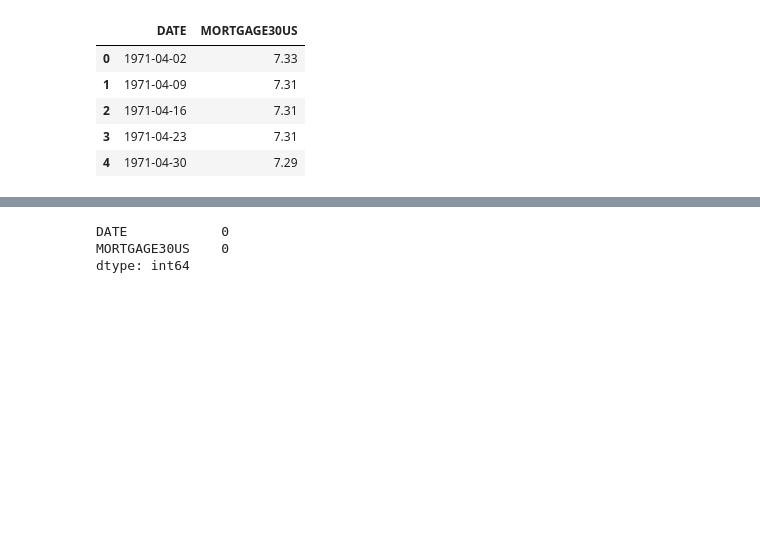
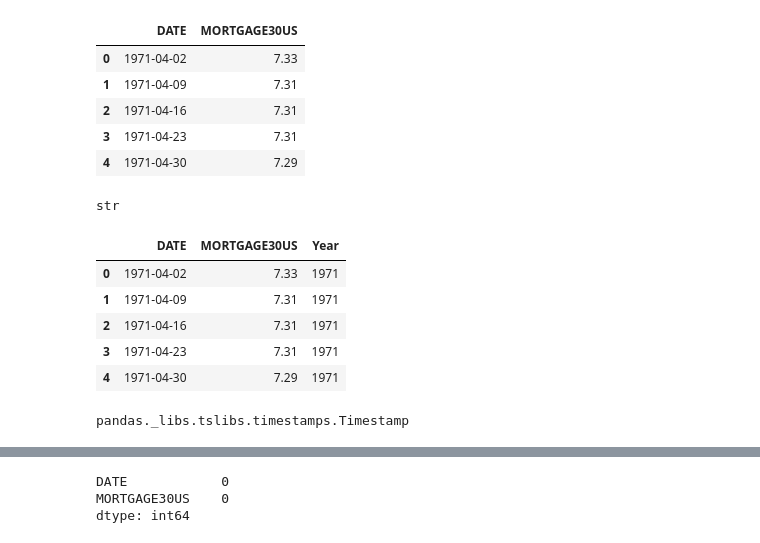
Before and after one commit to realminhnguyen/Project_1, a Jupyter notebook: project_1.ipynb, the cells around one changed output, grey strips where cells are left out. Cells and saved outputs as stored; diff of their text form; code cells hidden in the pictures; blank space fills up the shorter version.

```diff
--- a/project_1.ipynb
+++ b/project_1.ipynb
@@ -50,3 +60,25 @@ mortgage_df.head()
 | 2 | 1971-04-16 | 7.31 |
 | 3 | 1971-04-23 | 7.31 |
 | 4 | 1971-04-30 | 7.29 |
+# %%
+type(mortgage_df['DATE'][0])
+# %% [output]
+str
+# %%
+mortgage_df["DATE"] = pd.to_datetime(mortgage_df["DATE"]).dt.strftime("%Y/%m/%d")
+# %%
+mortgage_df['DATE'] = pd.to_datetime(mortgage_df['DATE'], format="%Y/%m/%d")
+# %%
+mortgage_df['Year'] = mortgage_df['DATE'].dt.year
+mortgage_df.head()
+# %% [output]
+|  | DATE | MORTGAGE30US | Year |
+| 0 | 1971-04-02 | 7.33 | 1971 |
+| 1 | 1971-04-09 | 7.31 | 1971 |
+| 2 | 1971-04-16 | 7.31 | 1971 |
+| 3 | 1971-04-23 | 7.31 | 1971 |
+| 4 | 1971-04-30 | 7.29 | 1971 |
+# %%
+type(mortgage_df['DATE'][0])
+# %% [output]
+pandas._libs.tslibs.timestamps.Timestamp
```
Also changed, not shown: parts of 6 cells of this notebook.
